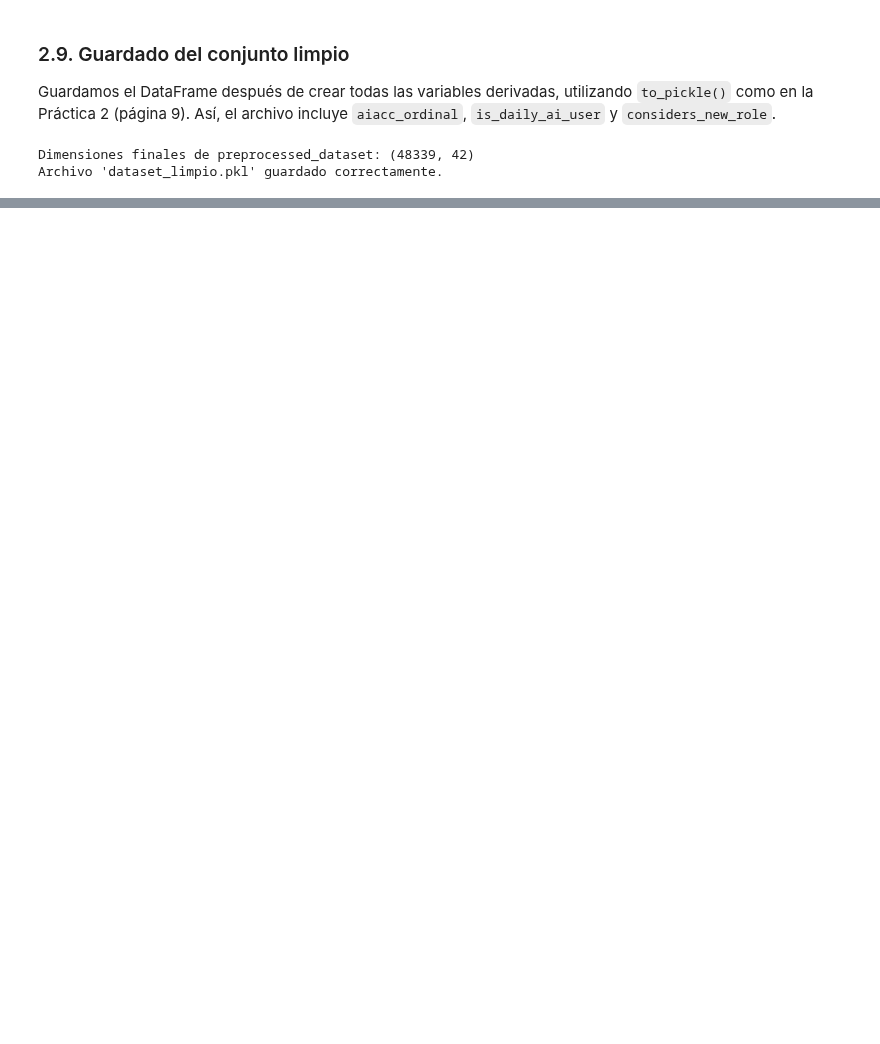
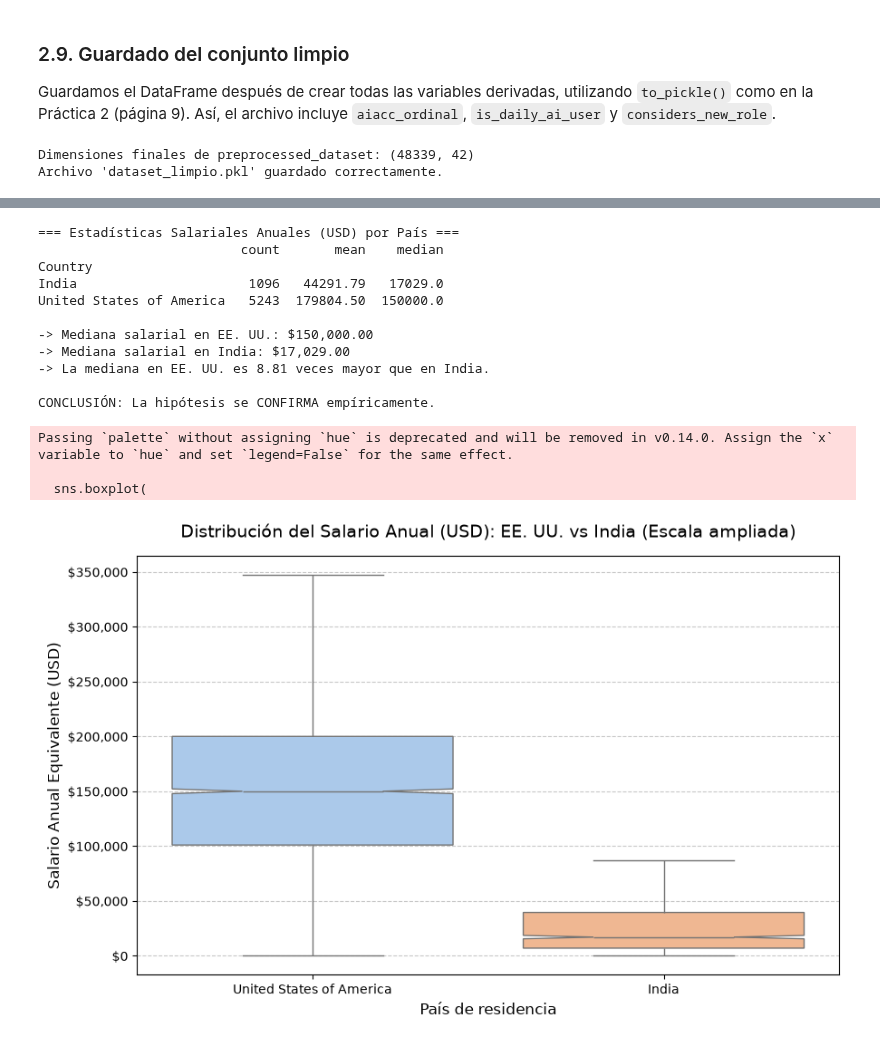
Before and after one commit to FausGiun/Fudamentos, a Jupyter notebook: tp_especial.ipynb, the cells around one changed output, grey strips where cells are left out. Saved outputs shown, nothing was run; the diff lists cells and outputs as text; code cells hidden in the pictures; blank space fills up the shorter version.

```diff
--- a/tp_especial.ipynb
+++ b/tp_especial.ipynb
@@ -754,0 +847,66 @@ A partir de la exploración realizada sobre los atributos del conjunto de datos
+# %%
+# Filtramos el dataset original limpio para quedarnos solo con Estados Unidos e India
+paises_interes = ["United States of America", "India"]
+df_paises = preprocessed_dataset[preprocessed_dataset["Country"].isin(paises_interes)].copy()
+
+# Descartamos las filas donde el sueldo sea nulo para no afectar las estadísticas
+df_paises = df_paises.dropna(subset=["ConvertedCompYearly"])
+
+# Utilizamos groupby (Práctica 2) para calcular cantidad, media y mediana por país
+stats_salario = df_paises.groupby("Country")["ConvertedCompYearly"].agg(["count", "mean", "median"])
+
+print("=== Estadísticas Salariales Anuales (USD) por País ===")
+print(stats_salario.round(2))
+
+# Extraemos las medianas para validar la proporción planteada en la hipótesis
+mediana_usa = stats_salario.loc["United States of America", "median"]
+mediana_india = stats_salario.loc["India", "median"]
+ratio_mediana = mediana_usa / mediana_india
+
+print(f"\n-> Mediana salarial en EE. UU.: ${mediana_usa:,.2f}")
+print(f"-> Mediana salarial en India: ${mediana_india:,.2f}")
+print(f"-> La mediana en EE. UU. es {ratio_mediana:.2f} veces mayor que en India.")
+
+if ratio_mediana > 2:
+    print("\nCONCLUSIÓN: La hipótesis se CONFIRMA empíricamente.")
+else:
+    print("\nCONCLUSIÓN: La hipótesis es REFUTADA por los datos.")
+
+# --- Visualización (Práctica 5) ---
+plt.figure(figsize=(10, 6))
+
+# Usamos boxplot con notch=True y showfliers=False para ocultar los valores extremos del dibujo
+sns.boxplot(
+    data=df_paises,
+    x="Country",
+    y="ConvertedCompYearly",
+    notch=True,
+    palette="pastel",
+    showfliers=False
+)
+
+plt.title("Distribución del Salario Anual (USD): EE. UU. vs India (Escala ampliada)", fontsize=14, pad=15)
+plt.xlabel("País de residencia", fontsize=12)
+plt.ylabel("Salario Anual Equivalente (USD)", fontsize=12)
+
+# Formateamos el eje Y para evitar notación científica y mostrar separador de miles
+plt.gca().yaxis.set_major_formatter(plt.matplotlib.ticker.StrMethodFormatter('${x:,.0f}'))
+plt.grid(axis='y', linestyle='--', alpha=0.7)
+
+plt.show()
+# %% [output]
+=== Estadísticas Salariales Anuales (USD) por País ===
+                          count       mean    median
+Country
+India                      1096   44291.79   17029.0
+United States of America   5243  179804.50  150000.0
+
+-> Mediana salarial en EE. UU.: $150,000.00
+-> Mediana salarial en India: $17,029.00
+-> La mediana en EE. UU. es 8.81 veces mayor que en India.
+
+CONCLUSIÓN: La hipótesis se CONFIRMA empíricamente.
+Passing `palette` without assigning `hue` is deprecated and will be removed in v0.14.0. Assign the `x` variable to `hue` and set `legend=False` for the same effect.
+
+  sns.boxplot(
+[figure, added]
```
Also changed, not shown: parts of 10 cells of this notebook.
